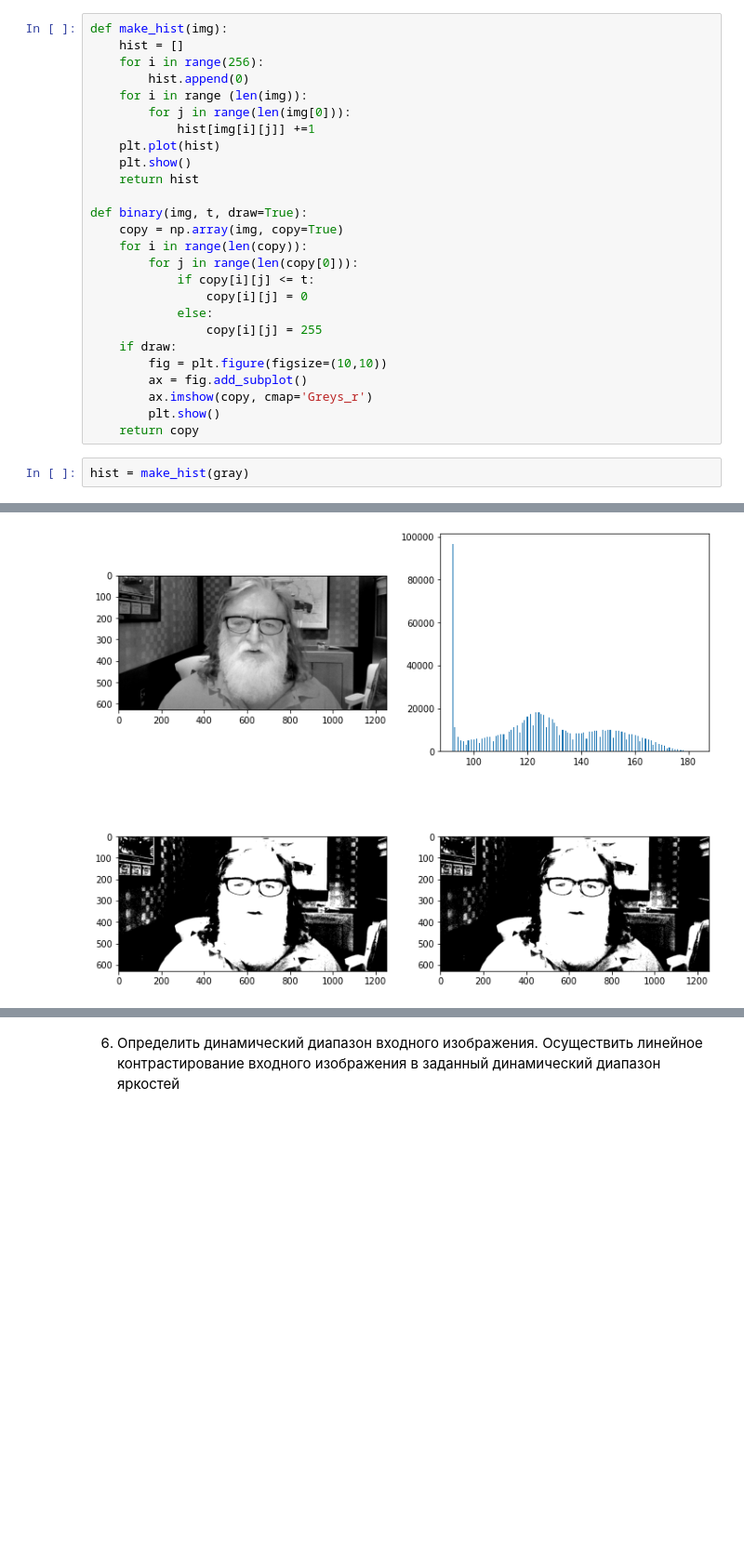
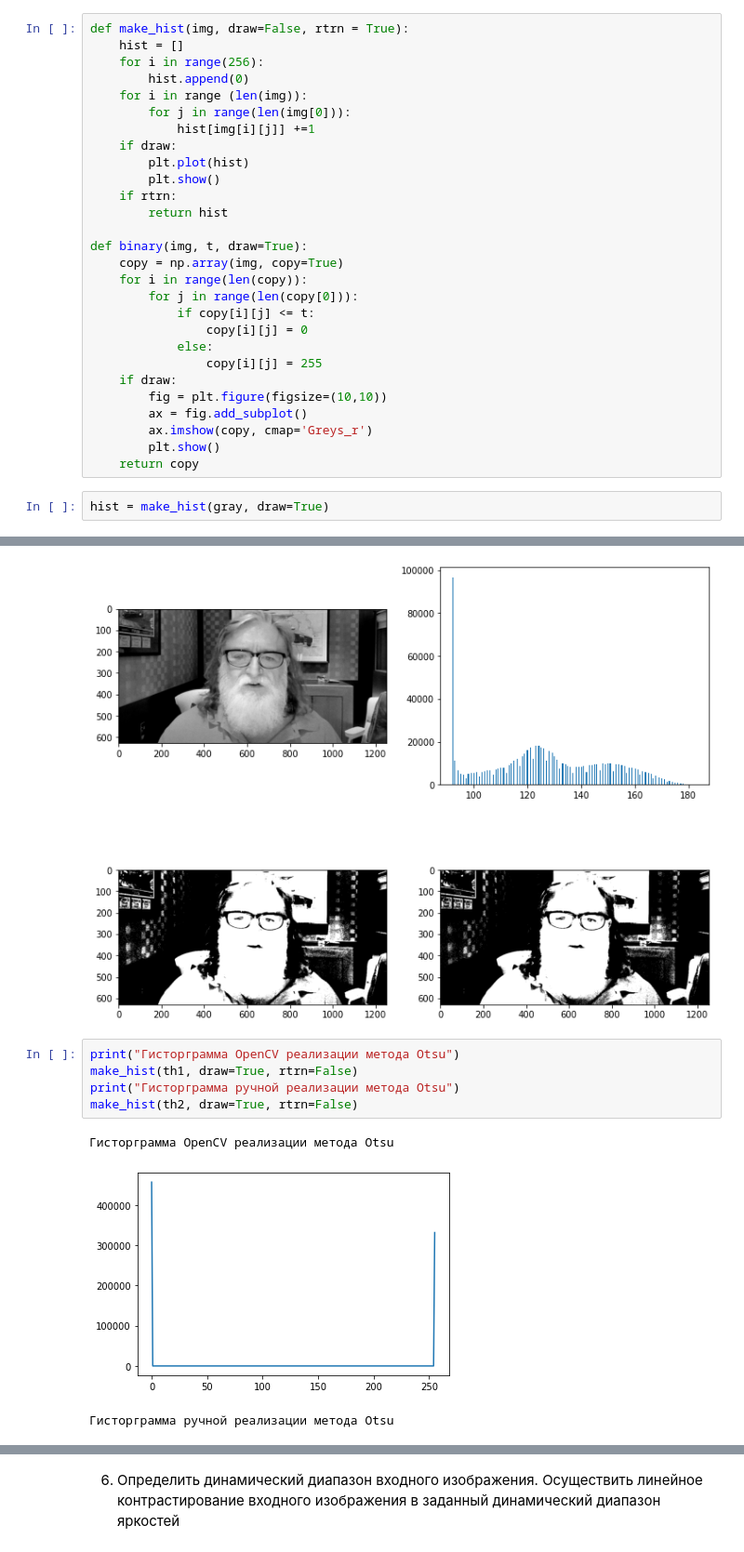
Before and after one commit to Liptee/Image-processing, a Jupyter notebook: LAB1/img_processing.ipynb, the cells around one changed output, grey strips where cells are left out. Shown at 93% size. Cells and saved outputs as stored; diff of their text form; blank space fills up the shorter version.

```diff
--- a/LAB1/img_processing.ipynb
+++ b/LAB1/img_processing.ipynb
@@ -43,16 +43,18 @@ def prepping(img, func):
 # %% [markdown]
 4. По гистограмме изображения определить значение порога яркостей, обеспечивающего оптимальное разделение объекта и фона. Осуществить пороговую обработку входного изображения с найденным пороговым значением
 # %%
-def make_hist(img):
+def make_hist(img, draw=False, rtrn = True):
     hist = []
     for i in range(256):
         hist.append(0)
     for i in range (len(img)):
         for j in range(len(img[0])):
             hist[img[i][j]] +=1
-    plt.plot(hist)
-    plt.show()
-    return hist
+    if draw:
+        plt.plot(hist)
+        plt.show()
+    if rtrn:
+        return hist
 
 def binary(img, t, draw=True):
     copy = np.array(img, copy=True)
@@ -69,7 +71,7 @@ def binary(img, t, draw=True):
         plt.show()
     return copy
 # %%
-hist = make_hist(gray)
+hist = make_hist(gray, draw=True)
 # %% [output]
 [figure]
 # %%
@@ -111,3 +113,12 @@ plt.subplot(224),plt.imshow(th2,'gray')
 # %% [output]
 (<AxesSubplot:>, <matplotlib.image.AxesImage at 0x...>)
 [figure]
+# %%
+print("Гисторграмма OpenCV реализации метода Otsu")
+make_hist(th1, draw=True, rtrn=False)
+print("Гисторграмма ручной реализации метода Otsu")
+make_hist(th2, draw=True, rtrn=False)
+# %% [output]
+Гисторграмма OpenCV реализации метода Otsu
+[figure, added]
+Гисторграмма ручной реализации метода Otsu
```
Also changed, not shown: parts of 13 cells of this notebook.
